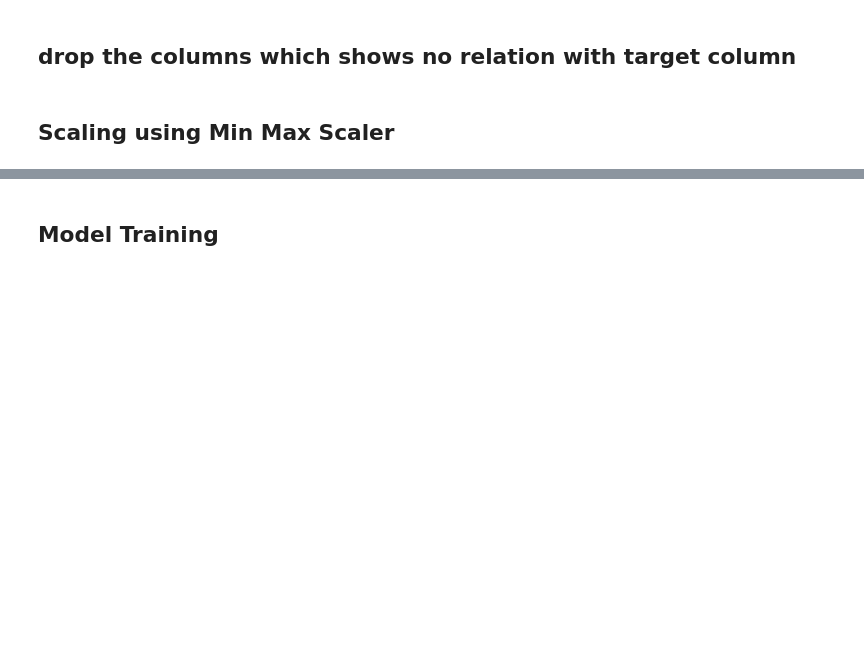
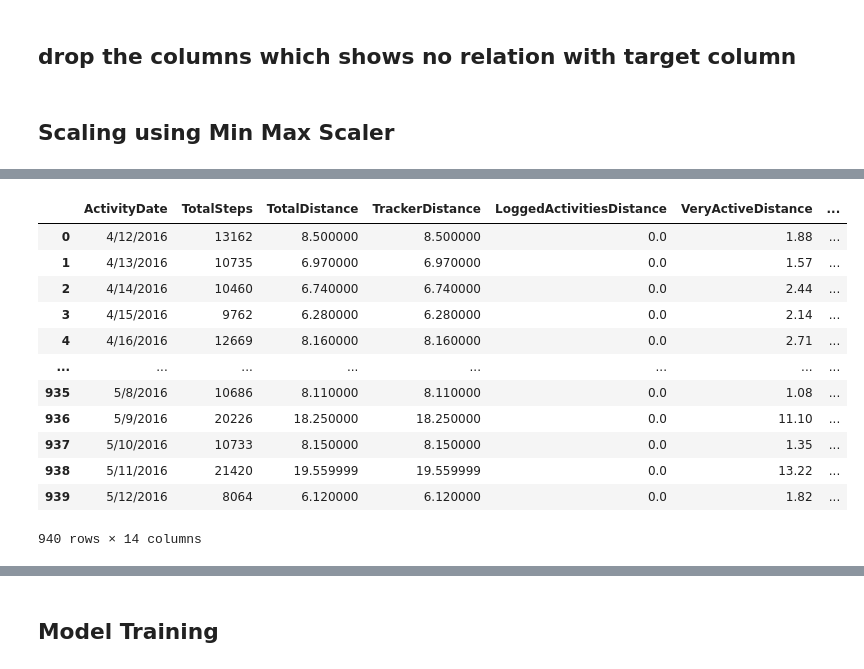
Before and after one commit to GayatriBJ/Fitness-tracker, a Jupyter notebook: Fitness Tracker.ipynb, the cells around one changed output, grey strips where cells are left out. Cells and saved outputs as stored; diff of their text form; code cells hidden in the pictures; blank space fills up the shorter version.

```diff
--- a/Fitness Tracker.ipynb
+++ b/Fitness Tracker.ipynb
@@ -2556,3 +2625,19 @@ x_model
+# %%
+df
+# %% [output]
+|  | ActivityDate | TotalSteps | TotalDistance | TrackerDistance | LoggedActivitiesDistance | VeryActiveDistance | ... |
+| 0 | 4/12/2016 | 13162 | 8.500000 | 8.500000 | 0.0 | 1.88 | ... |
+| 1 | 4/13/2016 | 10735 | 6.970000 | 6.970000 | 0.0 | 1.57 | ... |
+| 2 | 4/14/2016 | 10460 | 6.740000 | 6.740000 | 0.0 | 2.44 | ... |
+| 3 | 4/15/2016 | 9762 | 6.280000 | 6.280000 | 0.0 | 2.14 | ... |
+| 4 | 4/16/2016 | 12669 | 8.160000 | 8.160000 | 0.0 | 2.71 | ... |
+| ... | ... | ... | ... | ... | ... | ... | ... |
+| 935 | 5/8/2016 | 10686 | 8.110000 | 8.110000 | 0.0 | 1.08 | ... |
+| 936 | 5/9/2016 | 20226 | 18.250000 | 18.250000 | 0.0 | 11.10 | ... |
+| 937 | 5/10/2016 | 10733 | 8.150000 | 8.150000 | 0.0 | 1.35 | ... |
+| 938 | 5/11/2016 | 21420 | 19.559999 | 19.559999 | 0.0 | 13.22 | ... |
+| 939 | 5/12/2016 | 8064 | 6.120000 | 6.120000 | 0.0 | 1.82 | ... |
+940 rows × 14 columns
 # %%
 normal_scaler = MinMaxScaler()
 # %%
```
Also changed, not shown: parts of 25 cells of this notebook, 4 other files.
